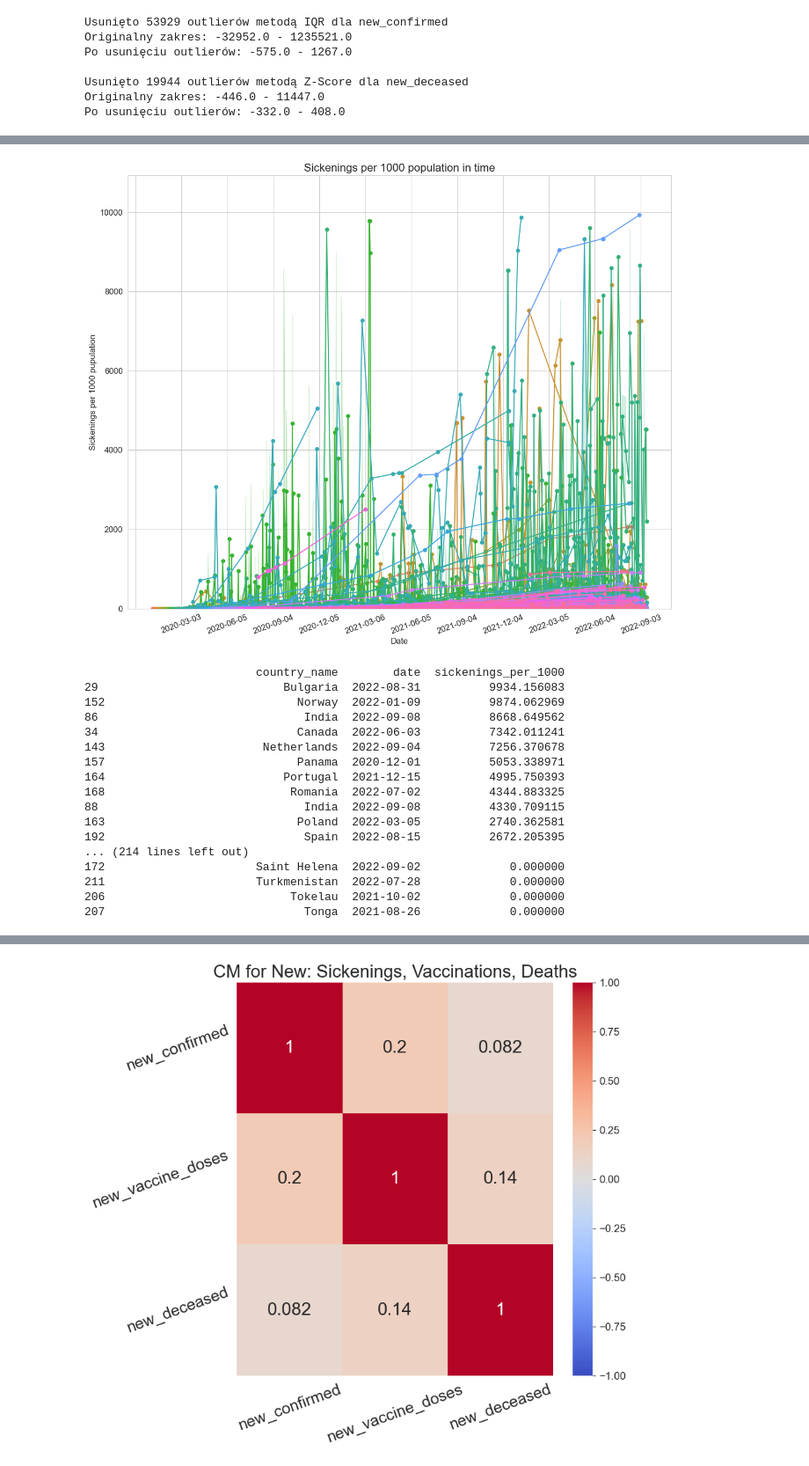
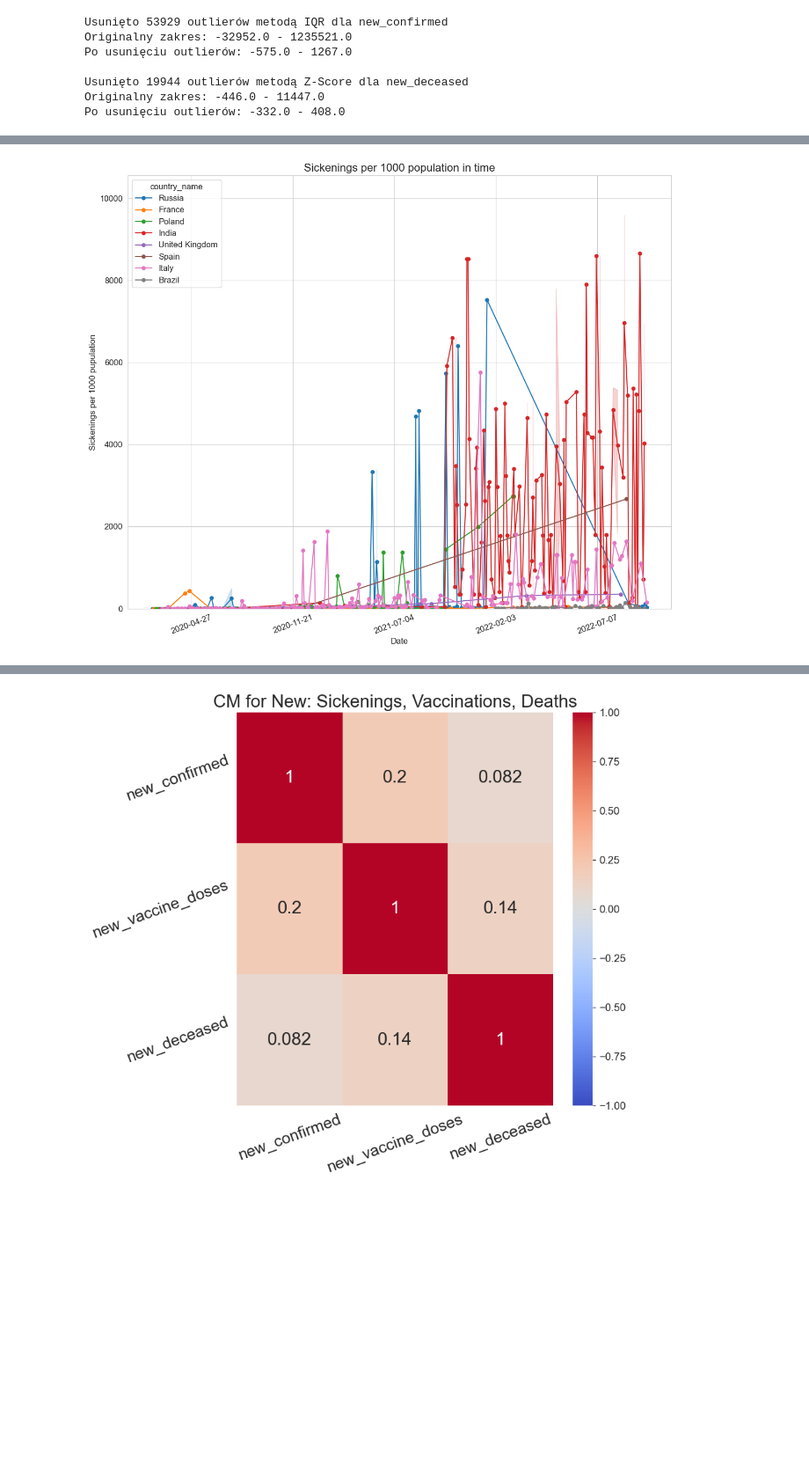
Before and after one commit to kasiap556/bigdata, a Jupyter notebook: main.ipynb, the cells around one changed output, grey strips where cells are left out. Shown at 88% size. Drawn from its saved outputs; the diff is of its cells as text; code cells hidden in the pictures; blank space fills up the shorter version.

```diff
--- a/main.ipynb
+++ b/main.ipynb
@@ -321,61 +327,50 @@ import scipy
 import matplotlib.dates as mdates
 combined_df = pd.read_csv("0601_combined.csv")
 combined_df = combined_df.sort_values(by='date')
+#2.4.1
+selected_countries = ['United States', 'India', 'Brazil', 'Russia', 'United Kingdom',
+                     'France', 'Germany', 'Italy', 'Spain', 'Poland']
 
-#2.4.1
 combined_df['sickenings_per_1000'] = combined_df['cumulative_confirmed'] / combined_df['population'] * 1000
+
+combined_df = combined_df[
+        combined_df['country_name'].isin(selected_countries)
+]
 
 # last_country_entry = combined_df
 # last_country_entry = last_country_entry.dropna(subset=['sickenings_per_1000'])
 # last_country_entry = last_country_entry.groupby('country_name')['sickenings_per_1000'].max()
 # last_country_entry = last_country_entry.reset_index()
 # print(last_country_entry[['country_name', 'sickenings_per_1000']].
 #         sort_values(by='sickenings_per_1000', ascending=False).head(10))
 
 dates = pd.date_range('2023-01-01', periods=10, freq='D')
 combined_df = combined_df[combined_df['sickenings_per_1000'] <= 10000]
 
 plt.figure(figsize=(12, 10))
 ax= sns.lineplot(data=combined_df, x='date', y='sickenings_per_1000', hue='country_name', marker='o', markeredgewidth=0)
 ax.xaxis.set_major_locator(mdates.DayLocator(interval=91))
 plt.title('Sickenings per 1000 population in time', fontsize=16)
 plt.xlabel('Date', fontsize=12)
 plt.ylabel('Sickenings per 1000 pupulation', fontsize=12)
 
 plt.ylim(0, combined_df['sickenings_per_1000'].max()*1.1)
 plt.xticks(rotation=20)
 
-ax.get_legend().remove()
+#ax.get_legend().remove()
 plt.tight_layout()
 plt.grid(True)
 plt.show()
 
-last_country_entry = combined_df
-last_country_entry = last_country_entry.dropna(subset=['sickenings_per_1000'])
-last_country_entry = last_country_entry.groupby('country_name')['date'].max()
-last_country_entry = pd.merge(combined_df, last_country_entry, on=['country_name', 'date'], how='right')
-print()
-print(last_country_entry[['country_name', 'date', 'sickenings_per_1000']].
-        sort_values(by='sickenings_per_1000', ascending=False))
+# last_country_entry = combined_df
+# last_country_entry = last_country_entry.dropna(subset=['sickenings_per_1000'])
+# last_country_entry = last_country_entry.groupby('country_name')['date'].max()
+# last_country_entry = pd.merge(combined_df, last_country_entry, on=['country_name', 'date'], how='right')
+# print()
+# print(last_country_entry[['country_name', 'date', 'sickenings_per_1000']].
+#         sort_values(by='sickenings_per_1000', ascending=False))
 # %% [output]
-[figure, old version]
+[figure, new version]
-                         country_name        date  sickenings_per_1000
-29                           Bulgaria  2022-08-31          9934.156083
-152                            Norway  2022-01-09          9874.062969
-86                              India  2022-09-08          8668.649562
-34                             Canada  2022-06-03          7342.011241
-143                       Netherlands  2022-09-04          7256.370678
-157                            Panama  2020-12-01          5053.338971
-164                          Portugal  2021-12-15          4995.750393
-168                           Romania  2022-07-02          4344.883325
-88                              India  2022-09-08          4330.709115
-163                            Poland  2022-03-05          2740.362581
-192                             Spain  2022-08-15          2672.205395
-... (214 lines left out)
-172                      Saint Helena  2022-09-02             0.000000
-211                      Turkmenistan  2022-07-28             0.000000
-206                           Tokelau  2021-10-02             0.000000
-207                             Tonga  2021-08-26             0.000000
 # %%
 #2.4.2
 combined_df = pd.read_csv("0601_combined.csv")
```
Also changed, not shown: parts of 6 cells of this notebook.
